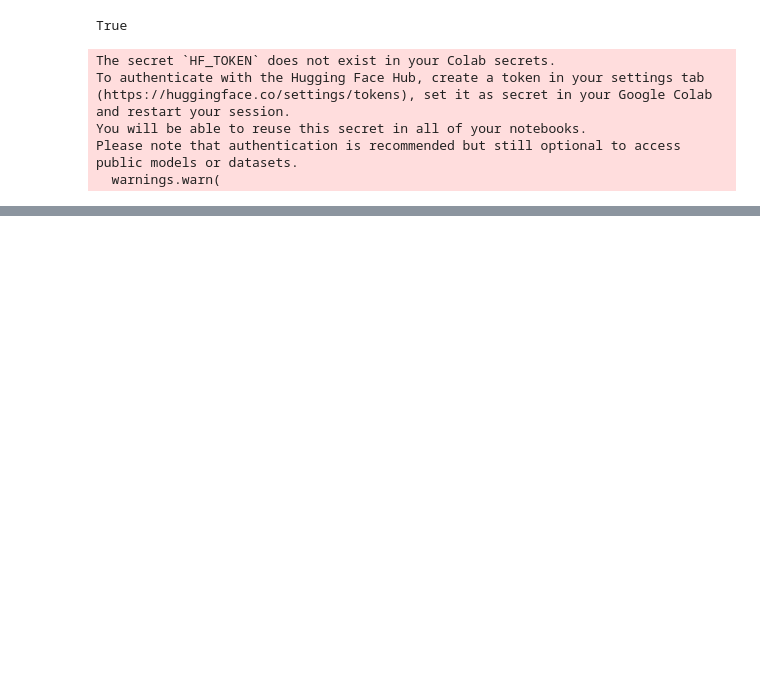
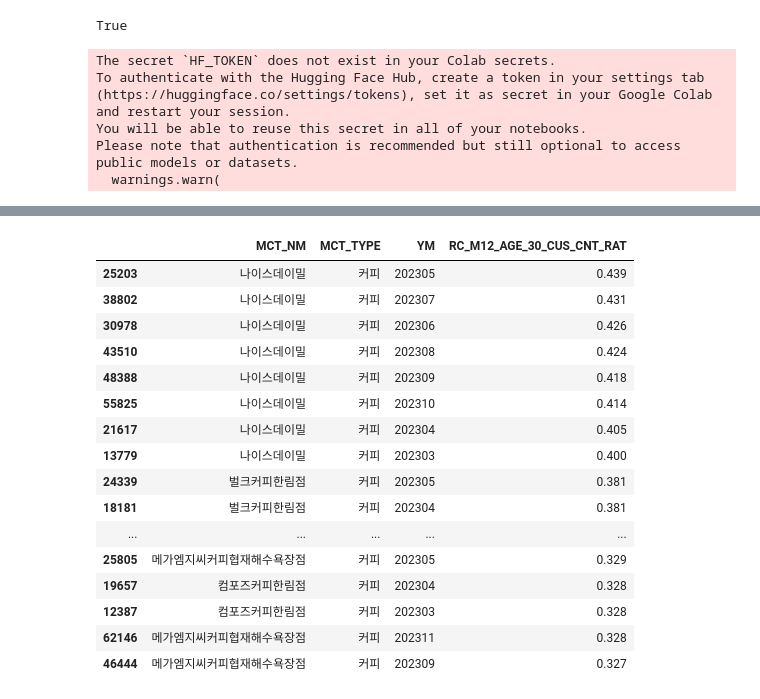
Before and after one commit to soonhp/bigcontest2024_LLM, a Jupyter notebook: retrieval_test.ipynb, the cells around one changed output, grey strips where cells are left out. Cells and saved outputs as stored; diff of their text form; code cells hidden in the pictures; blank space fills up the shorter version.

```diff
--- a/retrieval_test.ipynb
+++ b/retrieval_test.ipynb
@@ -325,0 +510,22 @@ retriever = Text2CypherRetriever(
+# %%
+coffee = hanlim[hanlim['MCT_TYPE'] == '커피']
+# %%
+coffee.sort_values(by='RC_M12_AGE_30_CUS_CNT_RAT', ascending=False)[['MCT_NM', 'MCT_TYPE', 'YM', 'RC_M12_AGE_30_CUS_CNT_RAT']].head(50)
+# %% [output]
+|  | MCT_NM | MCT_TYPE | YM | RC_M12_AGE_30_CUS_CNT_RAT |
+| 25203 | 나이스데이밀 | 커피 | 202305 | 0.439 |
+| 38802 | 나이스데이밀 | 커피 | 202307 | 0.431 |
+| 30978 | 나이스데이밀 | 커피 | 202306 | 0.426 |
+| 43510 | 나이스데이밀 | 커피 | 202308 | 0.424 |
+| 48388 | 나이스데이밀 | 커피 | 202309 | 0.418 |
+| 55825 | 나이스데이밀 | 커피 | 202310 | 0.414 |
+| 21617 | 나이스데이밀 | 커피 | 202304 | 0.405 |
+| 13779 | 나이스데이밀 | 커피 | 202303 | 0.400 |
+| 24339 | 벌크커피한림점 | 커피 | 202305 | 0.381 |
+| 18181 | 벌크커피한림점 | 커피 | 202304 | 0.381 |
+| ... | ... | ... | ... | ... |
+| 25805 | 메가엠지씨커피협재해수욕장점 | 커피 | 202305 | 0.329 |
+| 19657 | 컴포즈커피한림점 | 커피 | 202304 | 0.328 |
+| 12387 | 컴포즈커피한림점 | 커피 | 202303 | 0.328 |
+| 62146 | 메가엠지씨커피협재해수욕장점 | 커피 | 202311 | 0.328 |
+| 46444 | 메가엠지씨커피협재해수욕장점 | 커피 | 202309 | 0.327 |
```
Also changed, not shown: parts of 47 cells of this notebook, 1 other file.
